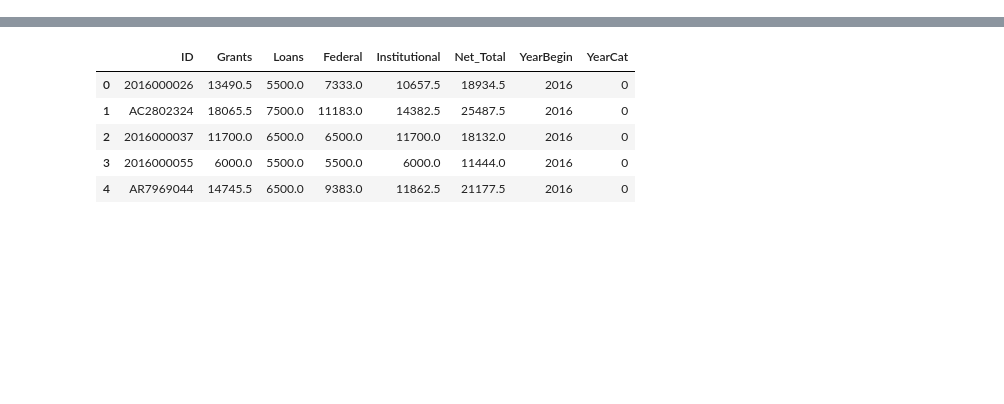
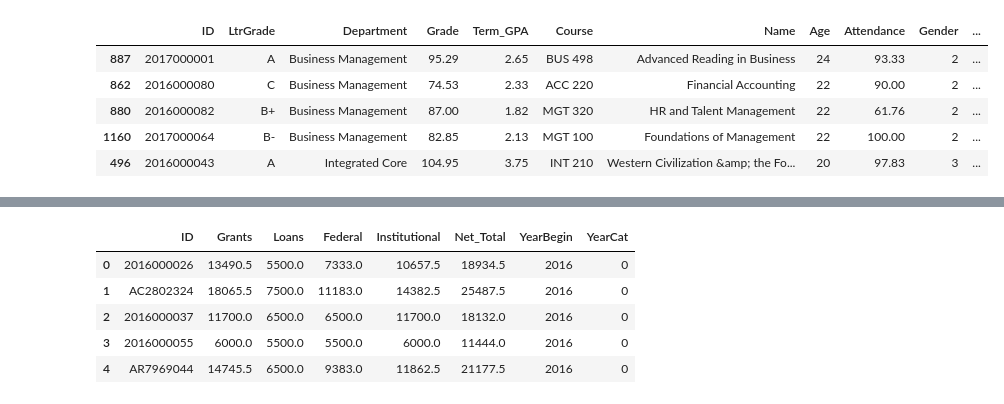
Before and after one commit to sherirosalia/School_Prediction_Modeling, a Jupyter notebook: Train_Test.ipynb, the cells around one changed output, grey strips where cells are left out. Saved outputs shown, nothing was run; the diff lists cells and outputs as text; code cells hidden in the pictures; blank space fills up the shorter version.

```diff
--- a/Train_Test.ipynb
+++ b/Train_Test.ipynb
@@ -25,0 +38,10 @@ academic.head()
+# %%
+academic = academic.assign(DeptCat=(academic['Department']).astype('category').cat.codes)
+academic.sample(5)
+# %% [output]
+|  | ID | LtrGrade | Department | Grade | Term_GPA | Course | Name | Age | Attendance | Gender | ... |
+| 887 | 2017000001 | A | Business Management | 95.29 | 2.65 | BUS 498 | Advanced Reading in Business | 24 | 93.33 | 2 | ... |
+| 862 | 2016000080 | C | Business Management | 74.53 | 2.33 | ACC 220 | Financial Accounting | 22 | 90.00 | 2 | ... |
+| 880 | 2016000082 | B+ | Business Management | 87.00 | 1.82 | MGT 320 | HR and Talent Management | 22 | 61.76 | 2 | ... |
+| 1160 | 2017000064 | B- | Business Management | 82.85 | 2.13 | MGT 100 | Foundations of Management | 22 | 100.00 | 2 | ... |
+| 496 | 2016000043 | A | Integrated Core | 104.95 | 3.75 | INT 210 | Western Civilization &amp; the Fo... | 20 | 97.83 | 3 | ... |
```
Also changed, not shown: parts of 45 cells of this notebook, 6 other files.
